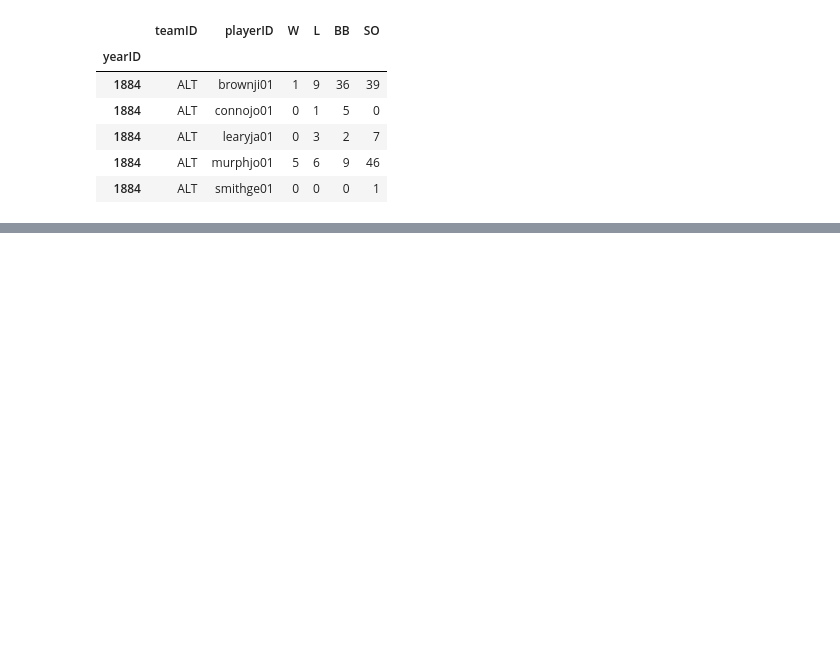
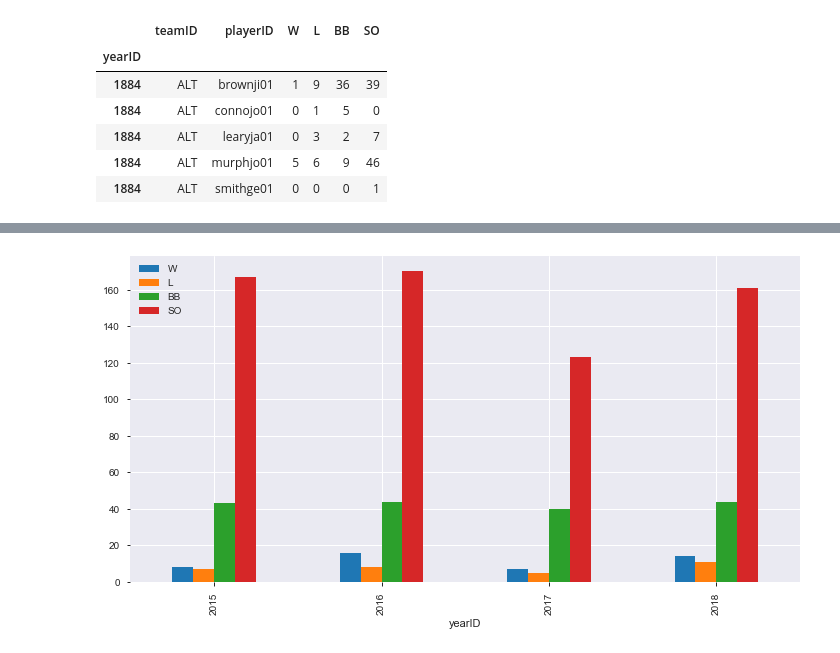
Before and after one commit to mariojrgithub/capstone, a Jupyter notebook: pitchers_eda.ipynb, the cells around one changed output, grey strips where cells are left out. Saved outputs shown, nothing was run; the diff lists cells and outputs as text; code cells hidden in the pictures; blank space fills up the shorter version.

```diff
--- a/pitchers_eda.ipynb
+++ b/pitchers_eda.ipynb
@@ -140,0 +131,4 @@ pitchers_teams[pitchers_teams['teamID'] == 'CHN'].loc[2015:2018].groupby('player
+# %%
+cubs_2015_2018.get_group('hendrky01').plot(kind='bar', figsize=(12,6));
+# %% [output]
+[figure, added]
```
Also changed, not shown: parts of 4 cells of this notebook, 4 other files.
